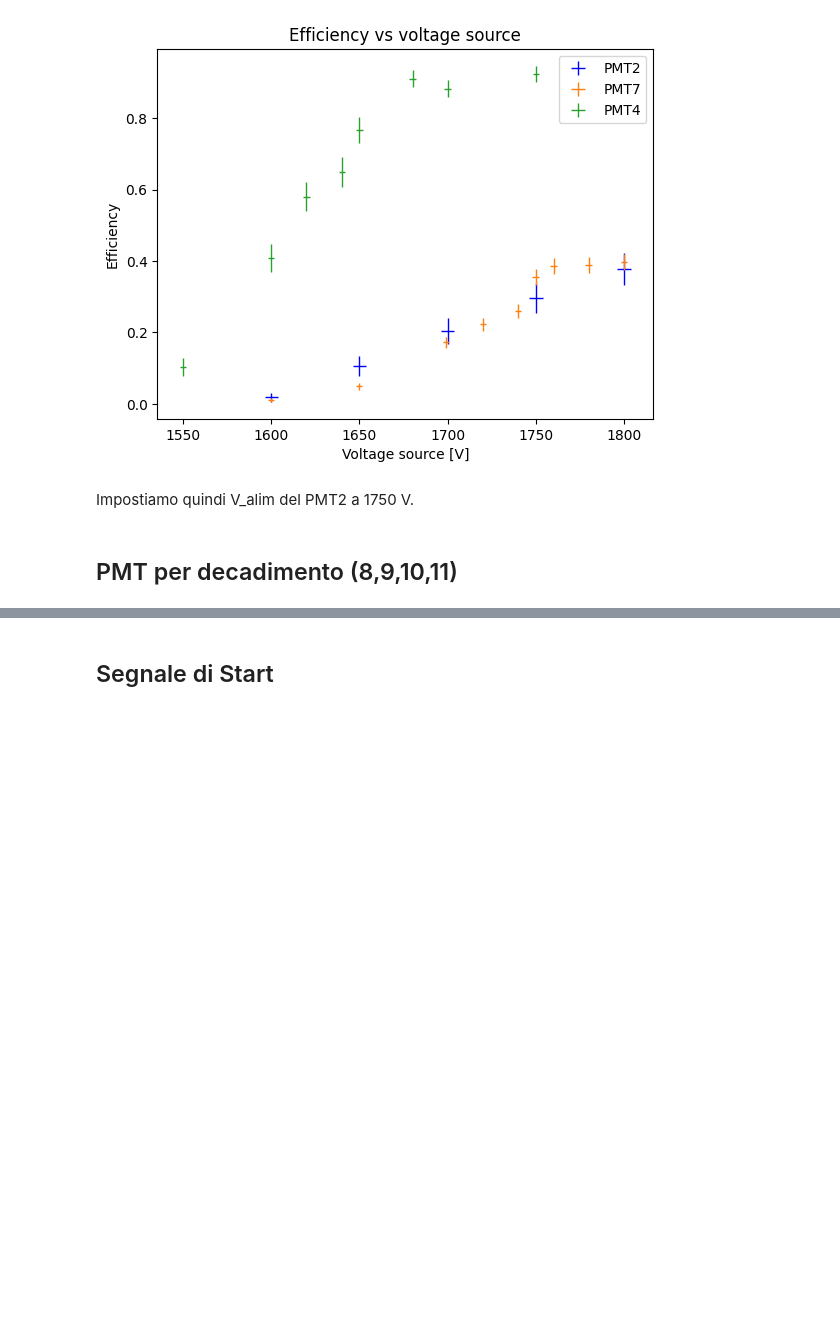
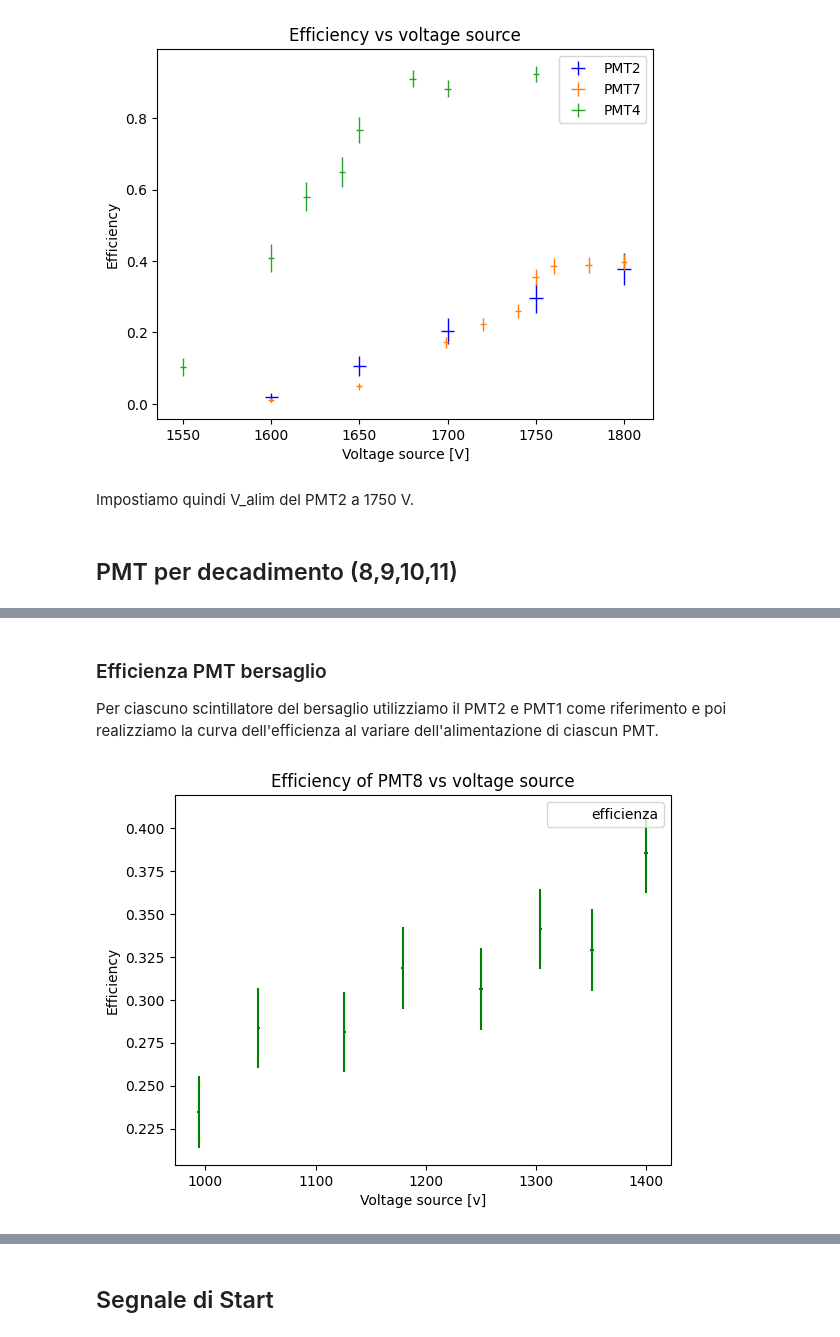
Before and after one commit to zenith378/MuLife, a Jupyter notebook: Logbook.ipynb, the cells around one changed output, grey strips where cells are left out. Cells and saved outputs as stored; diff of their text form; code cells hidden in the pictures; blank space fills up the shorter version.

```diff
--- a/Logbook.ipynb
+++ b/Logbook.ipynb
@@ -165,0 +180,19 @@ Osserviamo i segnali del PMT8. Impostiamo un'alimentazione di 1126 V e una sogli
+# %% [markdown]
+### Efficienza PMT bersaglio
+
+Per ciascuno scintillatore del bersaglio utilizziamo il PMT2 e PMT1 come riferimento e poi realizziamo la curva dell'efficienza al variare dell'alimentazione di ciascun PMT.
+# %%
+df_eff8 = pd.read_csv("./Dati/Punto_di_lavor/PMT8.txt",sep=";")
+
+df_eff8['efficienza']=df_eff8['2&8&1']/(df_eff8['2&1'])
+df_eff8['err_V']=(df_eff8['V_8']*0.0005+1)
+df_eff8['err_eff']=np.sqrt(df_eff8['efficienza']*(1-df_eff8['efficienza'])/(df_eff8['2&1']))
+df_eff8['err_tri']=np.sqrt(df_eff8['efficienza']*(1-df_eff8['efficienza'])*(df_eff8['2&1']))
+fig_8=df_eff8.plot(x='V_8',y='efficienza',
+             title='Efficiency of PMT8 vs voltage source',
+             xlabel='Voltage source [v]',ylabel='Efficiency',xerr='err_V',yerr='err_eff',style='.',color='green',linestyle='None'
+                ).get_figure()
+
+fig_8.savefig('./Plots/Punti di lavoro/eff_8.pdf')
+# %% [output]
+[figure, added]
```
Also changed, not shown: parts of 18 cells of this notebook, 12 other files.
